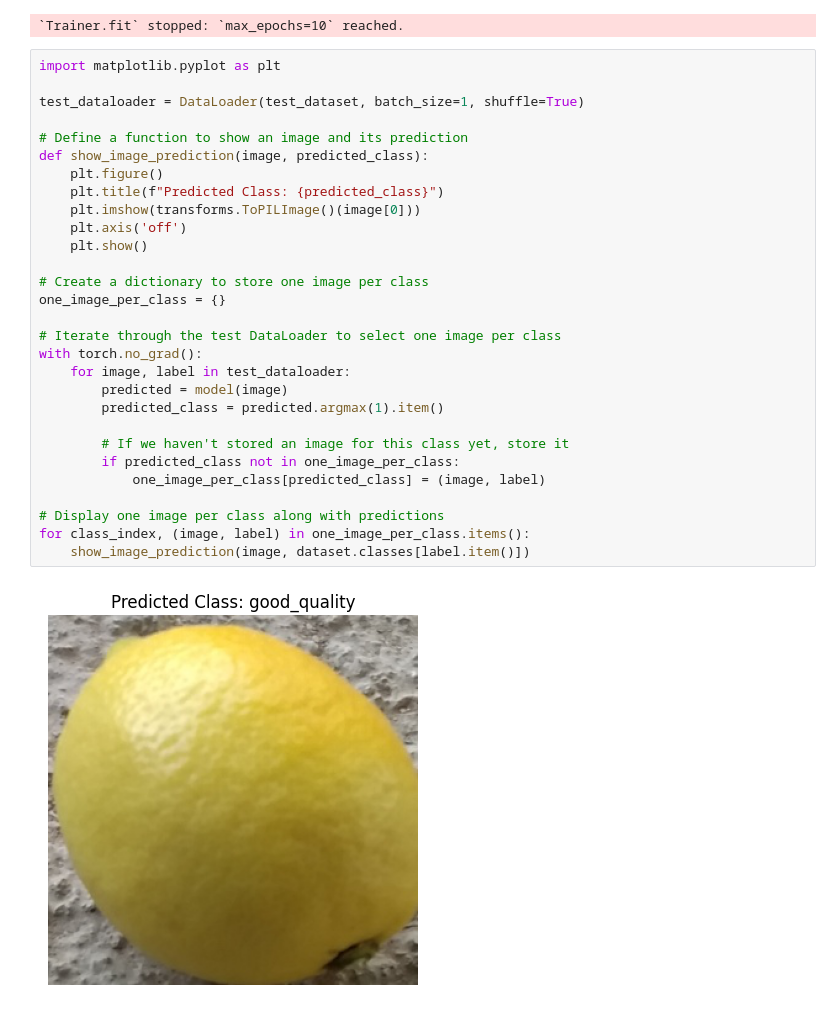
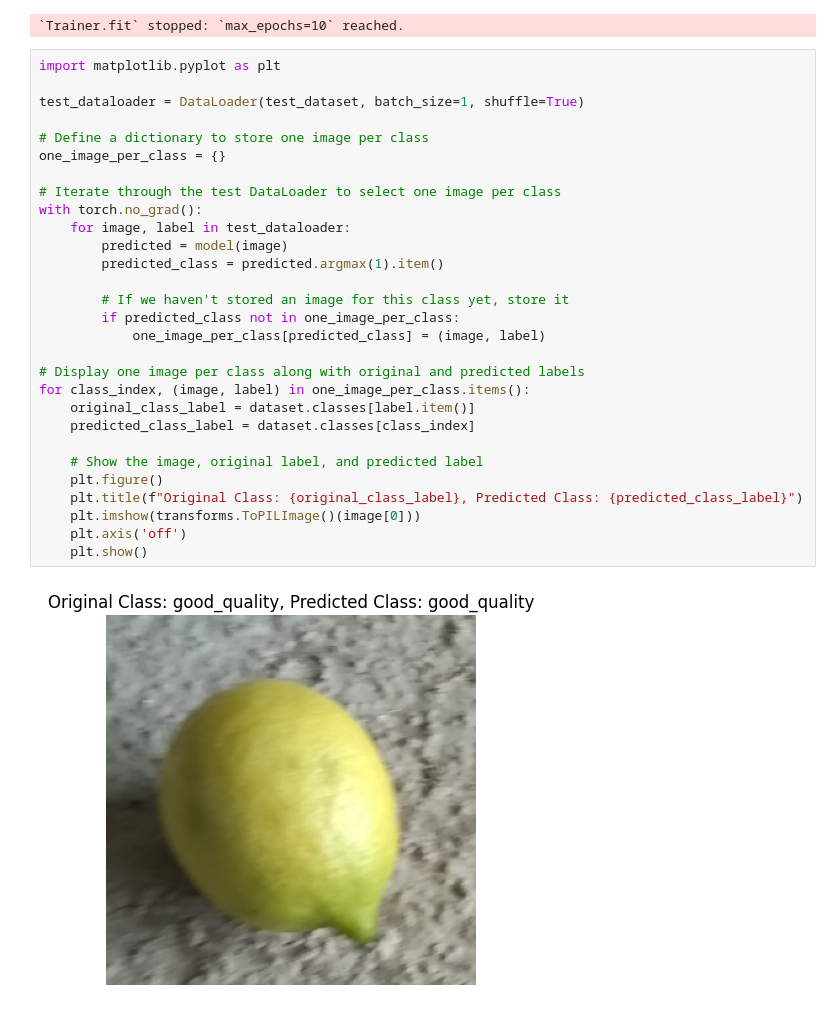
Before and after one commit to rpazos98/vision_computadora_II, a Jupyter notebook: tp_final.ipynb, the cells around one changed output. Drawn from its saved outputs; the diff is of its cells as text.

```diff
--- a/tp_final.ipynb
+++ b/tp_final.ipynb
@@ -216,31 +216,31 @@ HPU available: False, using: 0 HPUs
 # %%
 import matplotlib.pyplot as plt
 
 test_dataloader = DataLoader(test_dataset, batch_size=1, shuffle=True)
 
-# Define a function to show an image and its prediction
-def show_image_prediction(image, predicted_class):
-    plt.figure()
-    plt.title(f"Predicted Class: {predicted_class}")
-    plt.imshow(transforms.ToPILImage()(image[0]))
-    plt.axis('off')
-    plt.show()
-
-# Create a dictionary to store one image per class
+# Define a dictionary to store one image per class
 one_image_per_class = {}
 
 # Iterate through the test DataLoader to select one image per class
 with torch.no_grad():
     for image, label in test_dataloader:
         predicted = model(image)
         predicted_class = predicted.argmax(1).item()
 
         # If we haven't stored an image for this class yet, store it
         if predicted_class not in one_image_per_class:
             one_image_per_class[predicted_class] = (image, label)
 
-# Display one image per class along with predictions
+# Display one image per class along with original and predicted labels
 for class_index, (image, label) in one_image_per_class.items():
-    show_image_prediction(image, dataset.classes[label.item()])
+    original_class_label = dataset.classes[label.item()]
+    predicted_class_label = dataset.classes[class_index]
+
+    # Show the image, original label, and predicted label
+    plt.figure()
+    plt.title(f"Original Class: {original_class_label}, Predicted Class: {predicted_class_label}")
+    plt.imshow(transforms.ToPILImage()(image[0]))
+    plt.axis('off')
+    plt.show()
 # %% [output]
-[figure, old version]
+[figure, new version]
```
Also changed, not shown: parts of 1 cell of this notebook.
